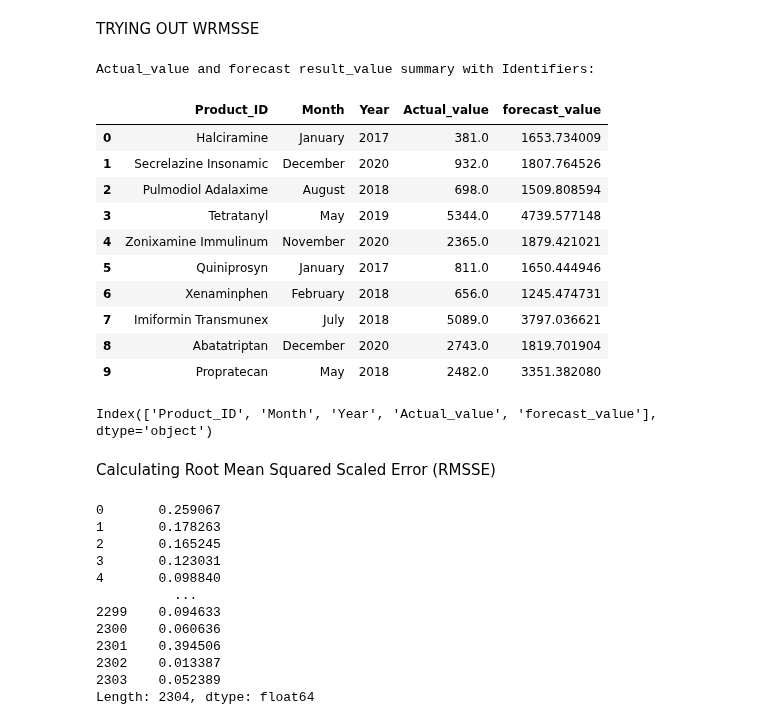
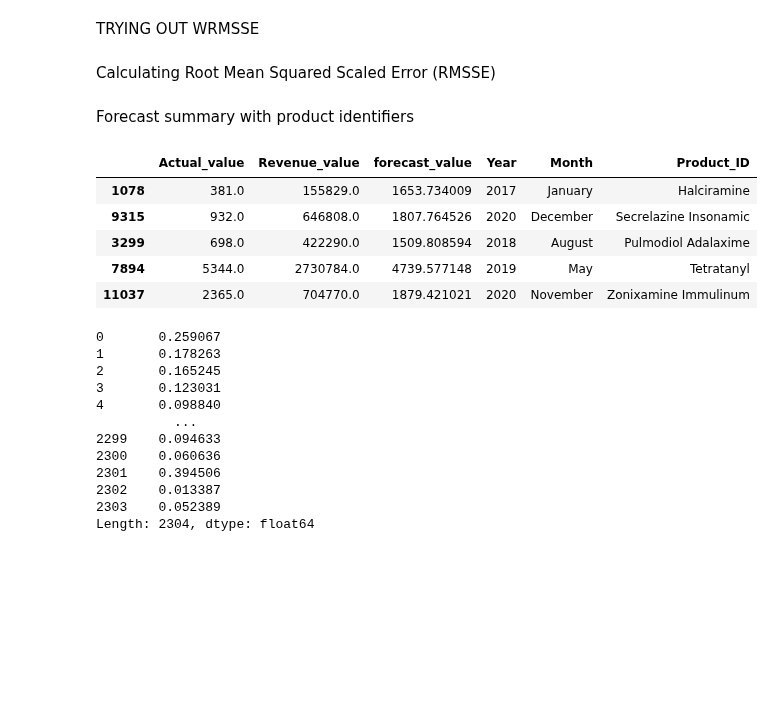
Before and after one commit to OlanreleOladeji/Demand-forecast--XGBoost, a Jupyter notebook: Products_quantity_forecasting_model_(XGB).ipynb, the cells around one changed output. Cells and saved outputs as stored; diff of their text form; code cells hidden in the pictures; blank space fills up the shorter version.

```diff
--- a/Products_quantity_forecasting_model_(XGB).ipynb
+++ b/Products_quantity_forecasting_model_(XGB).ipynb
@@ -416,27 +398,23 @@ test_results_df = test_df[['Product_ID', 'Month', 'Year', 'Revenue']].reset_inde
-# %%
-Summary_df = pd.concat([test_df, Summary_df.reset_index(drop=True)], axis=1)
-
-print("Actual_value and forecast result_value summary with Identifiers:")
-display(Summary_with_identifiers_df.head(10))
-# %% [output]
-Actual_value and forecast result_value summary with Identifiers:
-|  | Product_ID | Month | Year | Actual_value | forecast_value |
-| 0 | Halciramine | January | 2017 | 381.0 | 1653.734009 |
-| 1 | Secrelazine Insonamic | December | 2020 | 932.0 | 1807.764526 |
-| 2 | Pulmodiol Adalaxime | August | 2018 | 698.0 | 1509.808594 |
-| 3 | Tetratanyl | May | 2019 | 5344.0 | 4739.577148 |
-| 4 | Zonixamine Immulinum | November | 2020 | 2365.0 | 1879.421021 |
-| 5 | Quiniprosyn | January | 2017 | 811.0 | 1650.444946 |
-| 6 | Xenaminphen | February | 2018 | 656.0 | 1245.474731 |
-| 7 | Imiformin Transmunex | July | 2018 | 5089.0 | 3797.036621 |
-| 8 | Abatatriptan | December | 2020 | 2743.0 | 1819.701904 |
-| 9 | Propratecan | May | 2018 | 2482.0 | 3351.382080 |
-# %%
-print(Summary_with_identifiers_df.columns)
-# %% [output]
-Index(['Product_ID', 'Month', 'Year', 'Actual_value', 'forecast_value'], dtype='object')
 # %% [markdown]
 Calculating Root Mean Squared Scaled Error (RMSSE)
+# %% [markdown]
+Forecast summary with product identifiers
+# %%
+summary = Inverse_Summary_df.merge(
+    test_df[['Year', 'Month', 'Product_ID']],
+    left_index=True,
+    right_index=True,
+    how='left'
+)
+
+display(summary_with_identifiers.head())
+# %% [output]
+|  | Actual_value | Revenue_value | forecast_value | Year | Month | Product_ID |
+| 1078 | 381.0 | 155829.0 | 1653.734009 | 2017 | January | Halciramine |
+| 9315 | 932.0 | 646808.0 | 1807.764526 | 2020 | December | Secrelazine Insonamic |
+| 3299 | 698.0 | 422290.0 | 1509.808594 | 2018 | August | Pulmodiol Adalaxime |
+| 7894 | 5344.0 | 2730784.0 | 4739.577148 | 2019 | May | Tetratanyl |
+| 11037 | 2365.0 | 704770.0 | 1879.421021 | 2020 | November | Zonixamine Immulinum |
 # %%
 def rmsse(train_y, test_y, forecast):
     forecast_mse = np.mean((Actual_value - forecast_value)**2, axis=1)
```
Also changed, not shown: parts of 12 cells of this notebook.
